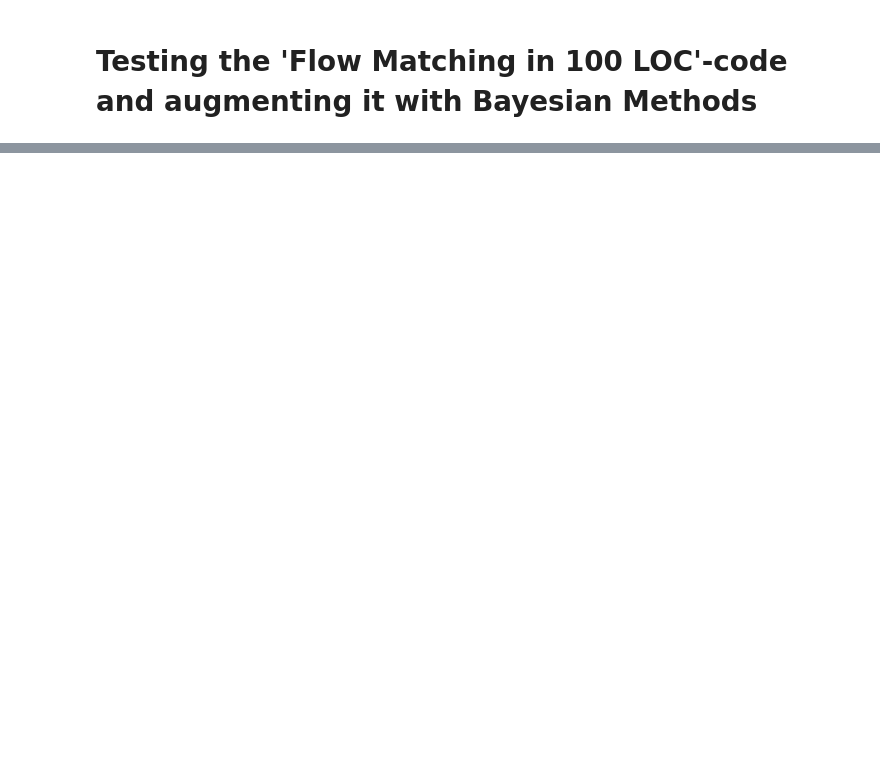
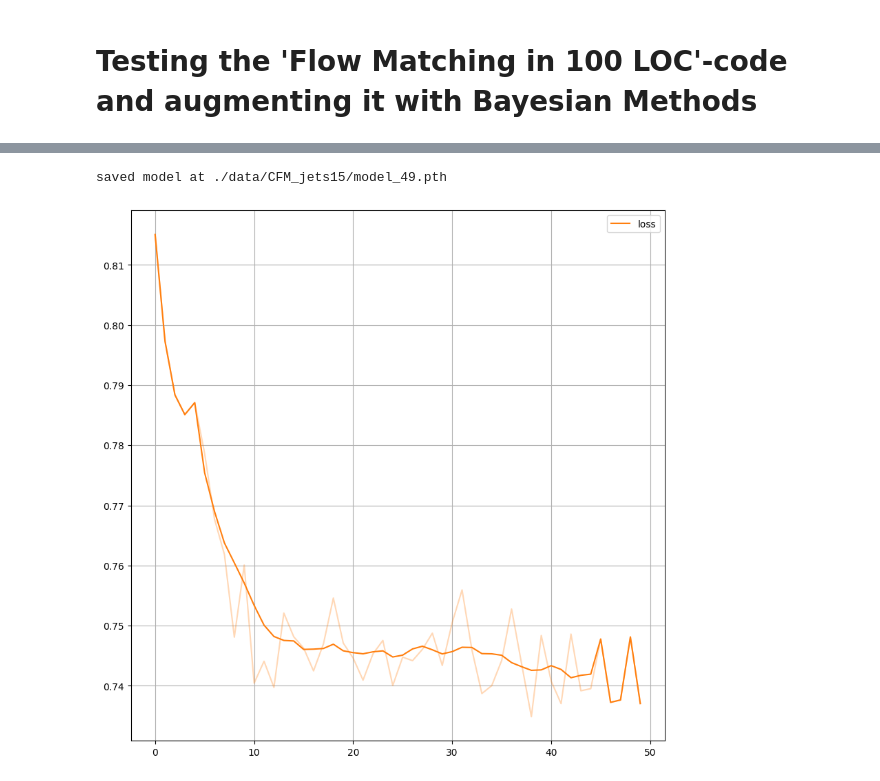
Before and after one commit to sbieringer/ClassificationSurrogates, a Jupyter notebook: cond_flow_matching.ipynb, the cells around one changed output, grey strips where cells are left out. Saved outputs shown, nothing was run; the diff lists cells and outputs as text; code cells hidden in the pictures; blank space fills up the shorter version.

```diff
--- a/cond_flow_matching.ipynb
+++ b/cond_flow_matching.ipynb
@@ -151,4 +45,4 @@ print(device)
 # %%
-save_dir = './data/NF_2_jets15/'
+save_dir = './data/CFM_jets15/'
 if not os.path.exists(save_dir):
     os.mkdir(save_dir)
@@ -182,3 +49,13 @@ model = model.to(device)
+# %%
+###################################
+### Define the Normalizing Flow ###
+###################################
+
+# Construct flow model
+model = CNF(1, hidden_features=[256] * 3)
+
+# Move model on GPU if available
+model = model.to(device)
 # %%
 #######################
 ### Define the data ###
@@ -194,15 +71,16 @@ dataloader = torch.utils.data.DataLoader(dataset, batch_size=batch_size, shuffle
 ### Training Loop ###
 #####################
 
-train = False
+train = True
 lr = 1e-3
 weight_decay = 0
 lr_decay = 1 #0.999
 
-epochs = 5500
+epochs = 200
 
 if train:
-    optim = torch.optim.Adam(model.parameters(), lr=lr, weight_decay=weight_decay)
+    cfm_loss = FlowMatchingLoss(model)
+    optim = torch.optim.AdamW(model.parameters(), lr=lr)
     scheduler = torch.optim.lr_scheduler.ExponentialLR(optim, lr_decay)
     model.train()
 
@@ -217,7 +95,7 @@ if train:
             c = c.to(device)
 
             # Compute loss
-            loss = model.forward_kld(x, c)
+            loss = cfm_loss(x)
 
             # Do backprop and optimizer step
             if ~(torch.isnan(loss) | torch.isinf(loss)):
@@ -228,30 +106,44 @@ if train:
         # Log loss
         loss_hist = np.append(loss_hist, loss.to('cpu').data.numpy())
 
         if ep%50 == 0:
             torch.save(model.state_dict(), save_dir + f"model_{ep}.pth")
+
+
+# # Sampling
+# with torch.no_grad():
+# z = torch.randn(4096, 2)
+# x = flow.decode(z).numpy()
+
+
+# # Log-likelihood
+# with torch.no_grad():
+# log_p = flow.log_prob(data[:4])
 
     model.eval()
 
     torch.save(model.state_dict(), save_dir + f"model_{ep}.pth")
     print('saved model at ' + save_dir + f"model_{ep}.pth")
 
 else:
     ep = epochs-1
 
     with open(save_dir + f'losses_{ep}.npy', 'rb') as f:
         loss_hist = np.load(f)
 
     model.load_state_dict(torch.load(save_dir + f"model_{ep}.pth"))
     print('loaded model from ' + save_dir + f"model_{ep}.pth")
 
 
 # Plot loss
 plt.figure(figsize=(10, 10))
 plt.plot(smooth(loss_hist,1), color = 'C1', alpha = 0.3)
 plt.plot(smooth(loss_hist,11), label='loss', color = 'C1')
 plt.grid()
 plt.legend()
 img_outfile = save_dir + f"image_ep{ep}_loss.png"
 plt.savefig(img_outfile)
 plt.show()
+# %% [output]
+saved model at ./data/CFM_jets15/model_49.pth
+[figure, added]
```
Also changed, not shown: parts of 6 cells of this notebook, 8 other files.
